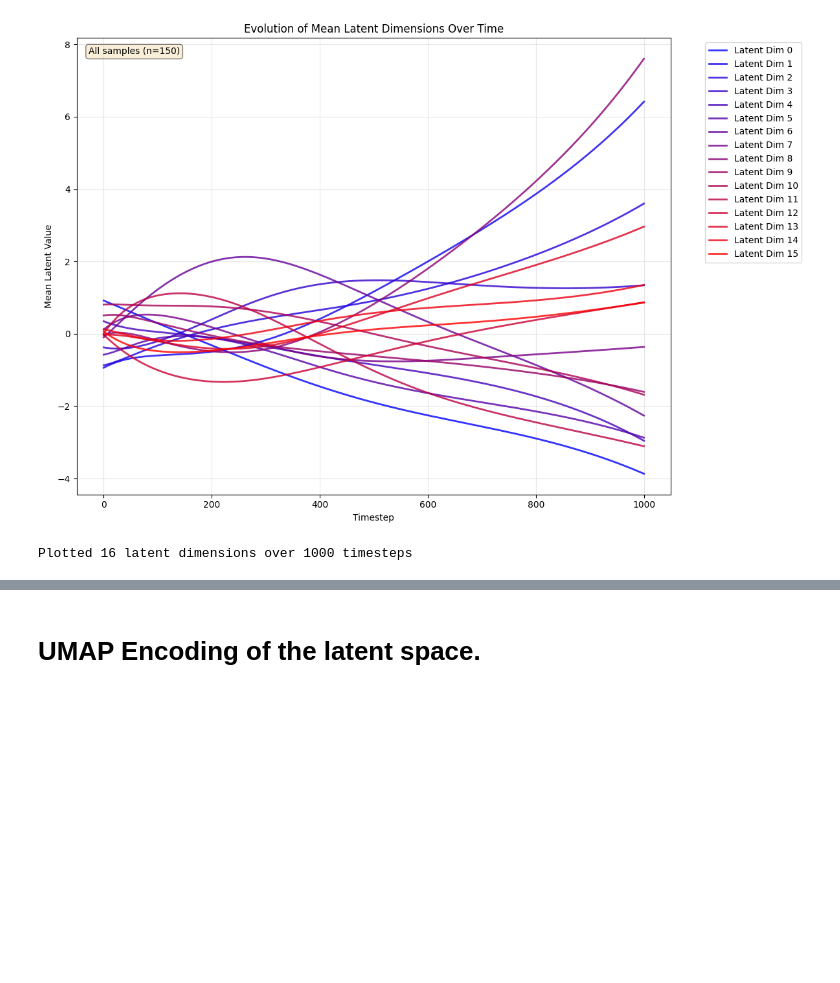
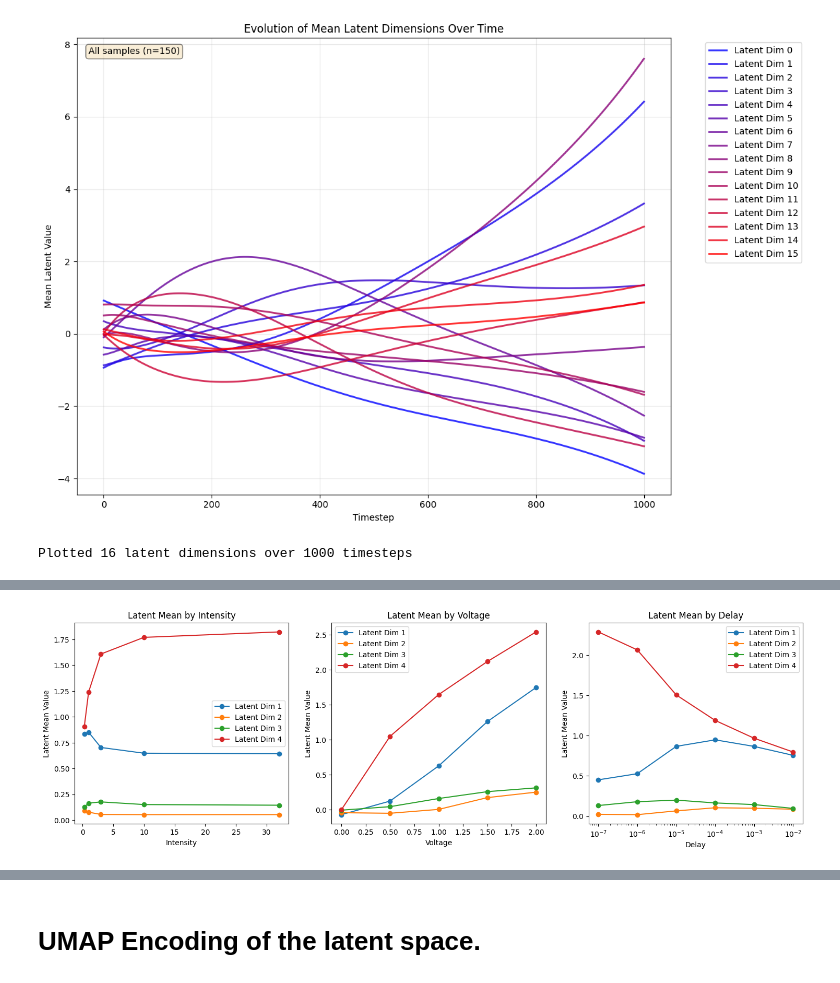
Before and after one commit to rayyyd/ML_charge_modeling, a Jupyter notebook: parameter_tuning/interpretability.ipynb, the cells around one changed output, grey strips where cells are left out. Saved outputs shown, nothing was run; the diff lists cells and outputs as text; code cells hidden in the pictures; blank space fills up the shorter version.

```diff
--- a/parameter_tuning/interpretability.ipynb
+++ b/parameter_tuning/interpretability.ipynb
@@ -296,0 +242,87 @@ Plotted 16 latent dimensions over 1000 timesteps
+# %%
+# plot means of latent dimensions for each parameter value
+fig, axes = plt.subplots(1, 3, figsize=(18, 5))
+intensity_dict = {}
+for (key, intensities) in mean_map_indices['intensity'].items():
+    latent_total = []
+    if len(intensities) == 0:
+        continue
+    for idx in intensities:
+        latent_total.append(latent[idx, :])
+    latent_mean = np.array(latent_total).mean(axis=0)
+    intensity_dict[key] = latent_mean
+
+filtered = {k: v for k, v in intensity_dict.items() if v is not []}
+keys = sorted(filtered.keys())
+series_count = max(len(v) for v in filtered.values())
+for i in range(series_count):
+    xs = []
+    ys = []
+    for k in keys:
+        values = filtered[k]
+        # Ensure the current series index exists in the list
+        if len(values) > i:
+            xs.append(k)
+            ys.append(values[i])
+    axes[0].plot(xs, ys, marker='o', label=f'Latent Dim {i}')
+axes[0].set_title('Latent Mean by Intensity')
+axes[0].set_xlabel('Intensity')
+axes[0].set_ylabel('Latent Mean Value')
+axes[0].legend()
+
+
+voltage_dict = {}
+for (key, voltages) in mean_map_indices['voltage'].items():
+    latent_total = []
+    if len(voltages) == 0:
+        continue
+    for idx in voltages:
+        latent_total.append(latent[idx, :])
+    latent_mean = np.array(latent_total).mean(axis=0)
+    voltage_dict[key] = latent_mean
+filtered = {k: v for k, v in voltage_dict.items() if v is not []}
+keys = sorted(filtered.keys())
+series_count = max(len(v) for v in filtered.values())
+for i in range(series_count):
+    xs = []
+    ys = []
+    for k in keys:
+        values = filtered[k]
+        # Ensure the current series index exists in the list
+        if len(values) > i:
+            xs.append(k)
+            ys.append(values[i])
+    axes[1].plot(xs, ys, marker='o', label=f'Latent Dim {i}')
+axes[1].set_title('Latent Mean by Voltage')
+axes[1].set_xlabel('Voltage')
+axes[1].set_ylabel('Latent Mean Value')
+axes[1].legend()
+
+delay_dict = {}
+for (key, delays) in mean_map_indices['delay'].items():
+    latent_total = []
+    if len(delays) == 0:
+        continue
+    for idx in delays:
+        latent_total.append(latent[idx, :])
+    latent_mean = np.array(latent_total).mean(axis=0)
+    delay_dict[key] = latent_mean
+filtered = {k: v for k, v in delay_dict.items() if v is not []}
+keys = sorted(filtered.keys())
+series_count = max(len(v) for v in filtered.values())
+for i in range(series_count):
+    xs = []
+    ys = []
+    for k in keys:
+        values = filtered[k]
+        # Ensure the current series index exists in the list
+        if len(values) > i:
+            xs.append(k)
+            ys.append(values[i])
+    axes[2].plot(xs, ys, marker='o', label=f'Latent Dim {i}')
+axes[2].set_title('Latent Mean by Delay')
+axes[2].set_xlabel('Delay')
+axes[2].set_xscale('log')
+axes[2].set_ylabel('Latent Mean Value')
+axes[2].legend()
+# %% [output]
@@ -296,0 +330 @@ Plotted 16 latent dimensions over 1000 timesteps
+[figure, added]
```
Also changed, not shown: parts of 19 cells of this notebook, 2 other files.
